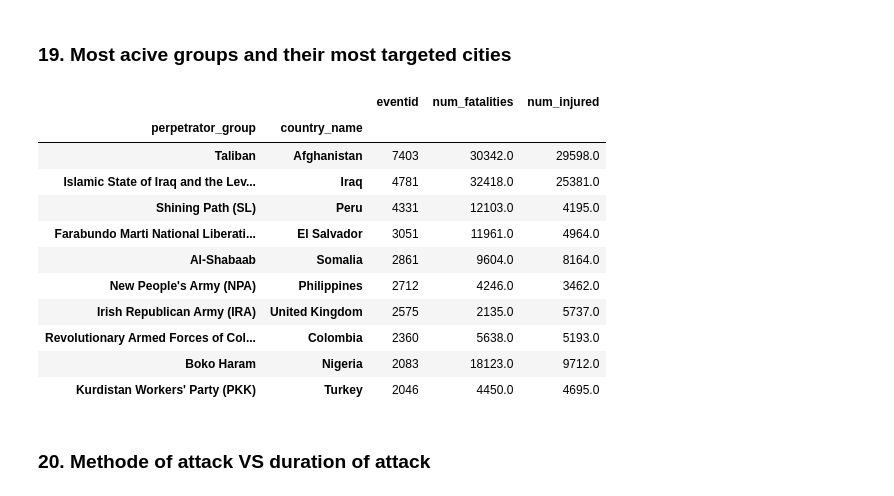
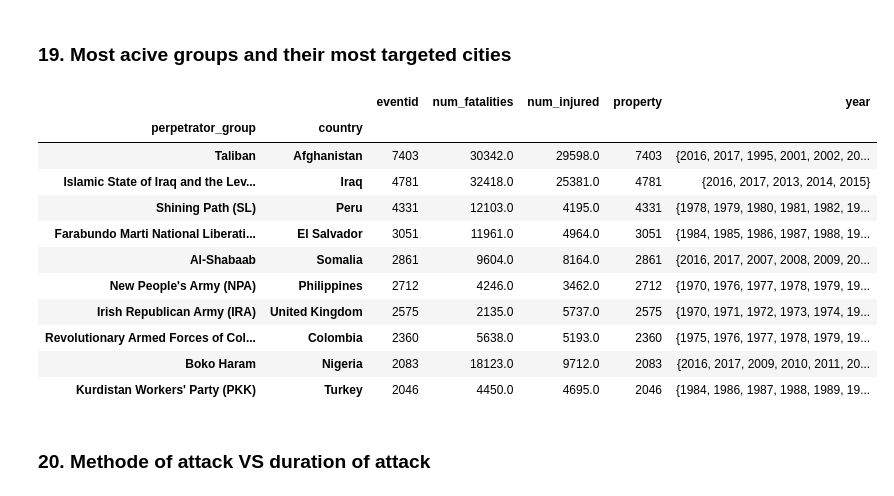
Before and after one commit to JozJozmin/GTD-, a Jupyter notebook: global-terrorism-analysis-capstone-project-ipynb.ipynb, the cells around one changed output. Cells and saved outputs as stored; diff of their text form; code cells hidden in the pictures.

```diff
--- a/global-terrorism-analysis-capstone-project-ipynb.ipynb
+++ b/global-terrorism-analysis-capstone-project-ipynb.ipynb
@@ -132,7 +132,7 @@ keep_cols = ['eventid', 'iyear', 'imonth', 'iday', 'extended','country_txt','reg
 data_new = data[keep_cols]
 # %%
 ### Updating the headers
-data_new.rename(columns = {'iyear':'year','imonth':'month','iday':'day','country_txt':'country_name','region_txt':'region',
+data_new.rename(columns = {'iyear':'year','imonth':'month','iday':'day','country_txt':'country','region_txt':'region',
                            'attacktype1_txt':'attack_type','targtype1_txt':'victim_cata','target1':'specific_victim','targsubtype1_txt':'victim_subtype_cata',
                            'corp1':'entity_name','natlty1_txt':'victim_nationaliy','gname':'perpetrator_group','weaptype1_txt':'weapon','nkill':'num_fatalities',
                            'nwound':'num_injured'},inplace = True)
@@ -814,23 +814,24 @@ plt.show()
 # %% [markdown]
 ### 19. Most acive groups and their most targeted cities
 # %%
-df = active_groups.groupby(['perpetrator_group','country_name']).agg({'eventid':'count','num_fatalities':'sum',
-                                                                     'num_injured':'sum'})
+df = active_groups.groupby(['perpetrator_group','country']).agg({'eventid':'count','num_fatalities':'sum',
+                                                                     'num_injured':'sum','property':'count'
+                                                                     , 'year':set})
 df = df.sort_values('eventid',ascending= False)
 df.head(10)
 # %% [output]
-|  |  | eventid | num_fatalities | num_injured |
-| perpetrator_group | country_name |  |  |  |
-| Taliban | Afghanistan | 7403 | 30342.0 | 29598.0 |
-| Islamic State of Iraq and the Lev... | Iraq | 4781 | 32418.0 | 25381.0 |
-| Shining Path (SL) | Peru | 4331 | 12103.0 | 4195.0 |
-| Farabundo Marti National Liberati... | El Salvador | 3051 | 11961.0 | 4964.0 |
-| Al-Shabaab | Somalia | 2861 | 9604.0 | 8164.0 |
-| New People's Army (NPA) | Philippines | 2712 | 4246.0 | 3462.0 |
-| Irish Republican Army (IRA) | United Kingdom | 2575 | 2135.0 | 5737.0 |
-| Revolutionary Armed Forces of Col... | Colombia | 2360 | 5638.0 | 5193.0 |
-| Boko Haram | Nigeria | 2083 | 18123.0 | 9712.0 |
-| Kurdistan Workers' Party (PKK) | Turkey | 2046 | 4450.0 | 4695.0 |
+|  |  | eventid | num_fatalities | num_injured | property | year |
+| perpetrator_group | country |  |  |  |  |  |
+| Taliban | Afghanistan | 7403 | 30342.0 | 29598.0 | 7403 | {2016, 2017, 1995, 2001, 2002, 20... |
+| Islamic State of Iraq and the Lev... | Iraq | 4781 | 32418.0 | 25381.0 | 4781 | {2016, 2017, 2013, 2014, 2015} |
+| Shining Path (SL) | Peru | 4331 | 12103.0 | 4195.0 | 4331 | {1978, 1979, 1980, 1981, 1982, 19... |
+| Farabundo Marti National Liberati... | El Salvador | 3051 | 11961.0 | 4964.0 | 3051 | {1984, 1985, 1986, 1987, 1988, 19... |
+| Al-Shabaab | Somalia | 2861 | 9604.0 | 8164.0 | 2861 | {2016, 2017, 2007, 2008, 2009, 20... |
+| New People's Army (NPA) | Philippines | 2712 | 4246.0 | 3462.0 | 2712 | {1970, 1976, 1977, 1978, 1979, 19... |
+| Irish Republican Army (IRA) | United Kingdom | 2575 | 2135.0 | 5737.0 | 2575 | {1970, 1971, 1972, 1973, 1974, 19... |
+| Revolutionary Armed Forces of Col... | Colombia | 2360 | 5638.0 | 5193.0 | 2360 | {1975, 1976, 1977, 1978, 1979, 19... |
+| Boko Haram | Nigeria | 2083 | 18123.0 | 9712.0 | 2083 | {2016, 2017, 2009, 2010, 2011, 20... |
+| Kurdistan Workers' Party (PKK) | Turkey | 2046 | 4450.0 | 4695.0 | 2046 | {1984, 1986, 1987, 1988, 1989, 19... |
 # %% [markdown]
 ### 20. Methode of attack VS duration of attack
 # %%
```
Also changed, not shown: parts of 14 cells of this notebook.
